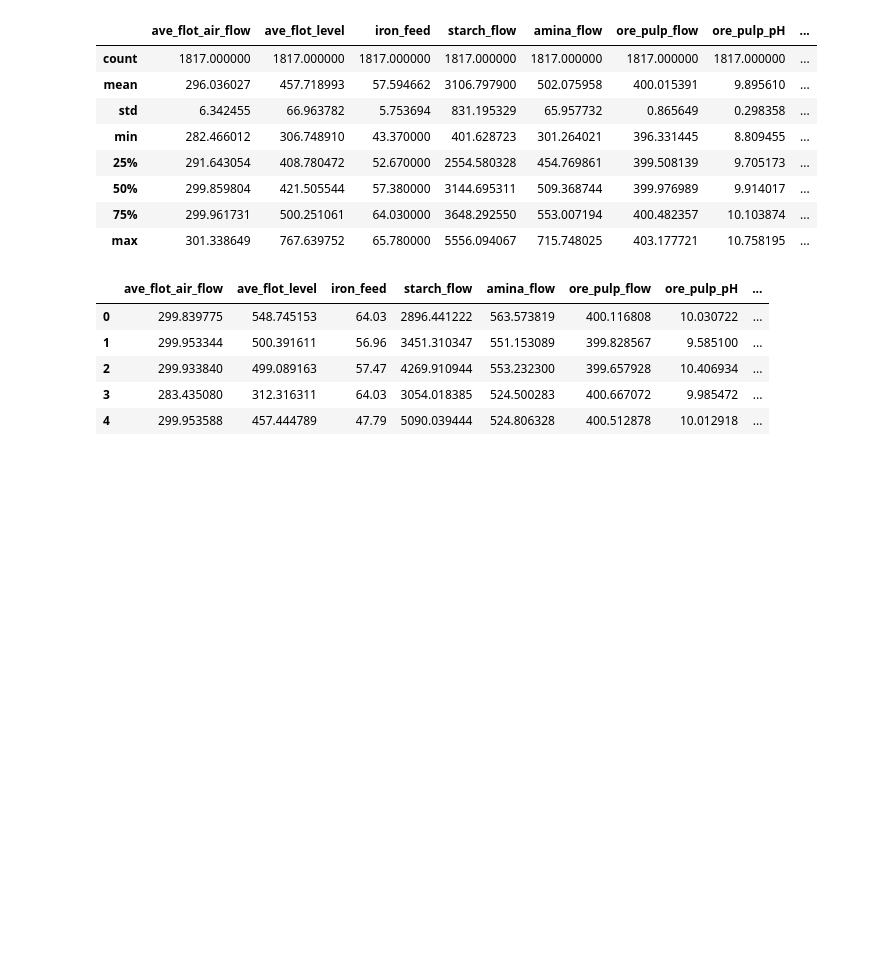
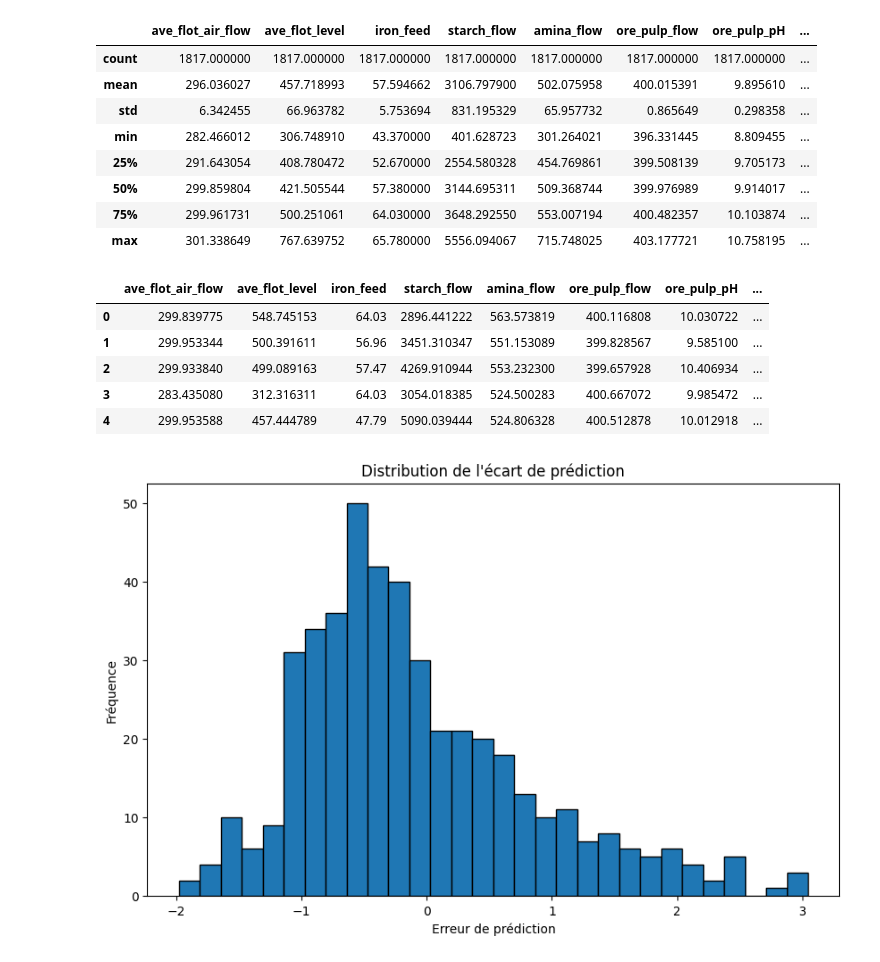
Before and after one commit to pierreduroc/examen-dvc, a Jupyter notebook: data/exploration/explo.ipynb, the cells around one changed output. Cells and saved outputs as stored; diff of their text form; code cells hidden in the pictures; blank space fills up the shorter version.

```diff
--- a/data/exploration/explo.ipynb
+++ b/data/exploration/explo.ipynb
@@ -57,3 +57,18 @@ display(x_train.head())
 | 2 | 299.933840 | 499.089163 | 57.47 | 4269.910944 | 553.232300 | 399.657928 | 10.406934 | ... |
 | 3 | 283.435080 | 312.316311 | 64.03 | 3054.018385 | 524.500283 | 400.667072 | 9.985472 | ... |
 | 4 | 299.953588 | 457.444789 | 47.79 | 5090.039444 | 524.806328 | 400.512878 | 10.012918 | ... |
+# %%
+# Dans le fichier predictions.csv, après l'avoir chargé, visualiser l'écart de prédiction entre y_true et y_pred
+csv_path = "../predictions.csv"
+predictions = pd.read_csv(csv_path)
+predictions["error"] = predictions["y_true"] - predictions["y_pred"]
+# Visualisation de l'écart de prédiction
+import matplotlib.pyplot as plt
+plt.figure(figsize=(10, 6))
+plt.hist(predictions["error"], bins=30, edgecolor="k")
+plt.title("Distribution de l'écart de prédiction")
+plt.xlabel("Erreur de prédiction")
+plt.ylabel("Fréquence")
+plt.show()
+# %% [output]
+[figure, added]
```
Also changed, not shown: 10 other files.
